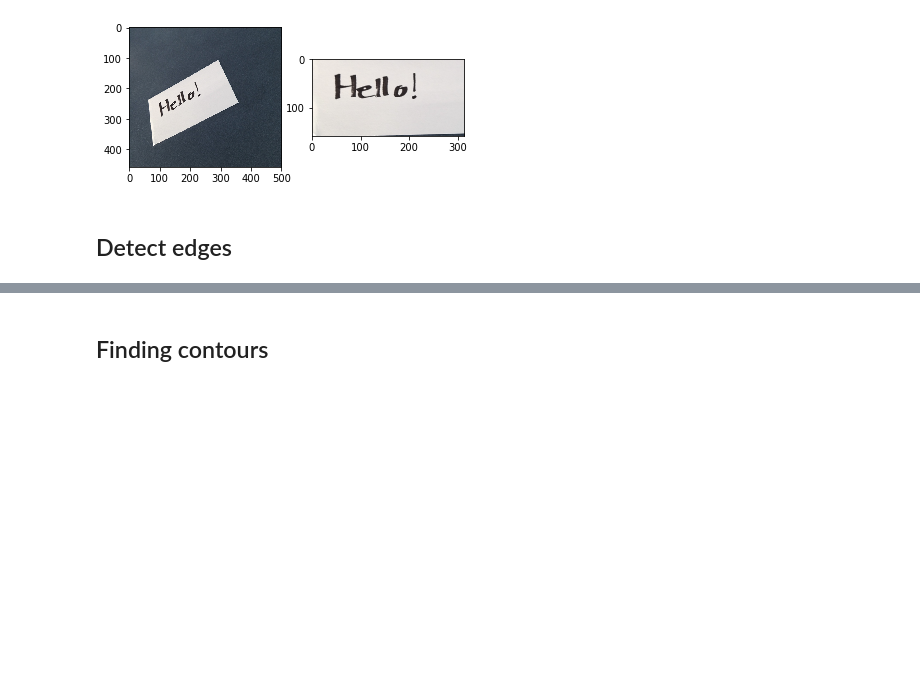
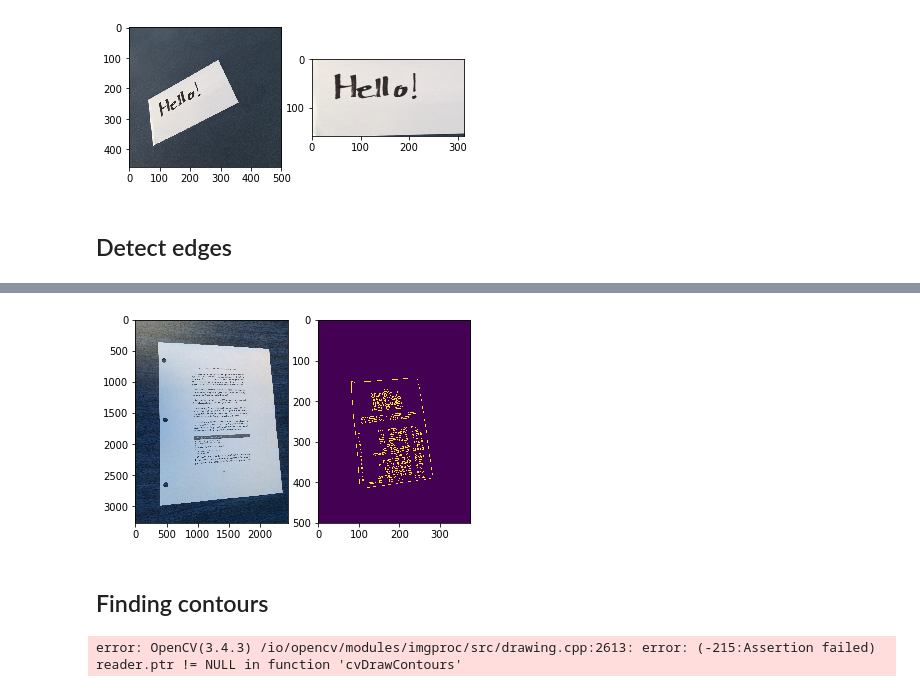
Before and after one commit to manparvesh/docscan, a Jupyter notebook: Document Scanner.ipynb, the cells around one changed output, grey strips where cells are left out. Cells and saved outputs as stored; diff of their text form; code cells hidden in the pictures; blank space fills up the shorter version.

```diff
--- a/Document Scanner.ipynb
+++ b/Document Scanner.ipynb
@@ -142,2 +139,8 @@ load_image("images/page.jpg")
+# %%
+image_page = cv2.imread("images/page.jpg")
+edged_page = detect_edges(image_receipt)
+display_sbs(image_page, edged_page)
+# %% [output]
+[figure, added]
 # %% [markdown]
 ## Finding contours
@@ -143,0 +172,7 @@ load_image("images/page.jpg")
+# %%
+contours_receipt = find_contours(edged_receipt)
+image_receipt_contours = image_receipt.copy()
+cv2.drawContours(image_receipt_contours, [contours_receipt], -1, (0, 255, 0), 2)
+plt.imshow(image_receipt_contours)
+# %% [output]
+error: OpenCV(3.4.3) /io/opencv/modules/imgproc/src/drawing.cpp:2613: error: (-215:Assertion failed) reader.ptr != NULL in function 'cvDrawContours'
```
Also changed, not shown: parts of 5 cells of this notebook.
